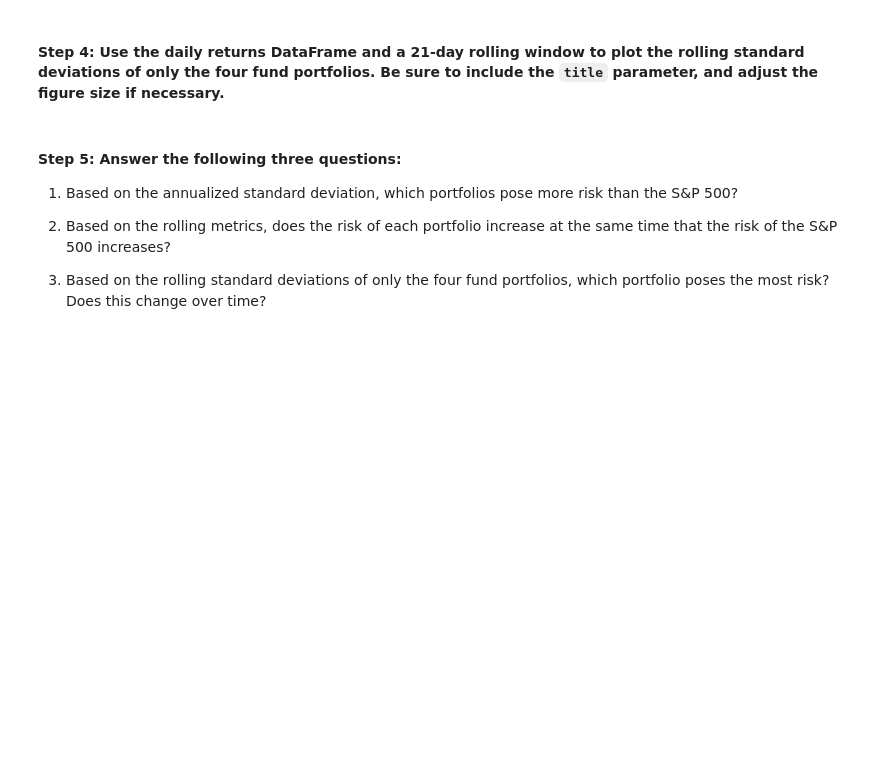
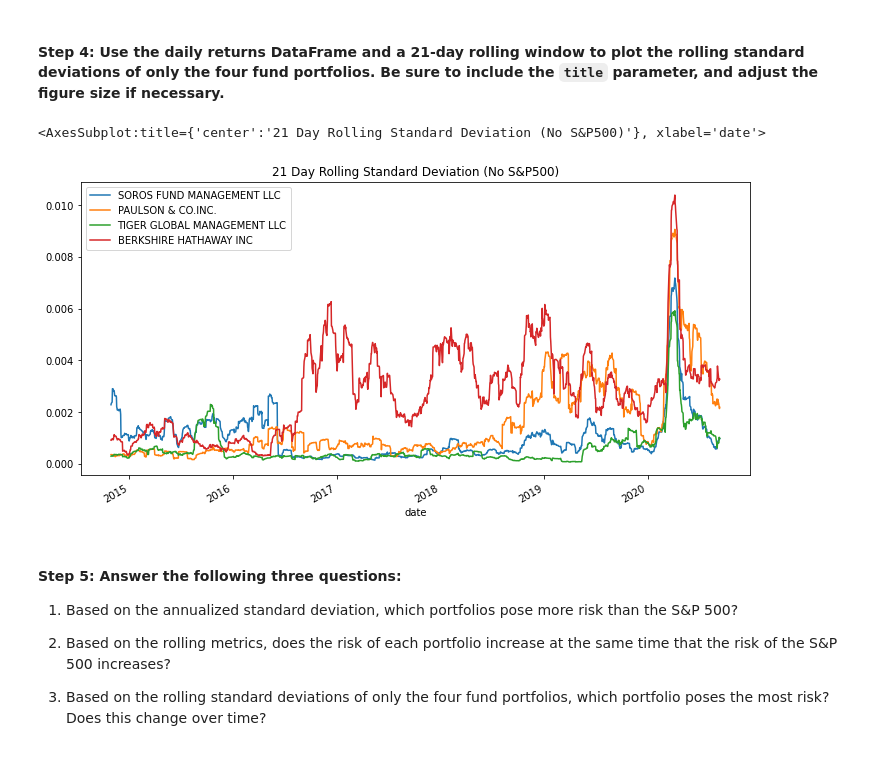
Before and after one commit to ndanialy/Risk_Return_Repository, a Jupyter notebook: risk_return_analysis.ipynb, the cells around one changed output. Cells and saved outputs as stored; diff of their text form; code cells hidden in the pictures; blank space fills up the shorter version.

```diff
--- a/risk_return_analysis.ipynb
+++ b/risk_return_analysis.ipynb
@@ -303,7 +341,13 @@ Evaluate the risk profile of each portfolio by using the standard deviation and
 # %%
 # Using the daily return data and a 21-day rolling window, plot the rolling standard deviation of just the 4 portfolios.
 # Include a title parameter and adjust the figure size
 # YOUR CODE HERE
+
+#Droppign the S&P500 column and plotting a graph of the 21-day rolling standard deviation for daily returns of the funds excluding the S&P500.
+whale_nav_daily_returns.drop(["S&P 500"],axis=1).rolling(21).std().plot(figsize = (12,6), title = "21 Day Rolling Standard Deviation (No S&P500)")
+# %% [output]
+<AxesSubplot:title={'center':'21 Day Rolling Standard Deviation (No S&P500)'}, xlabel='date'>
+[figure, added]
 # %% [markdown]
 #### Step 5: Answer the following three questions:
 
```
Also changed, not shown: parts of 6 cells of this notebook.
